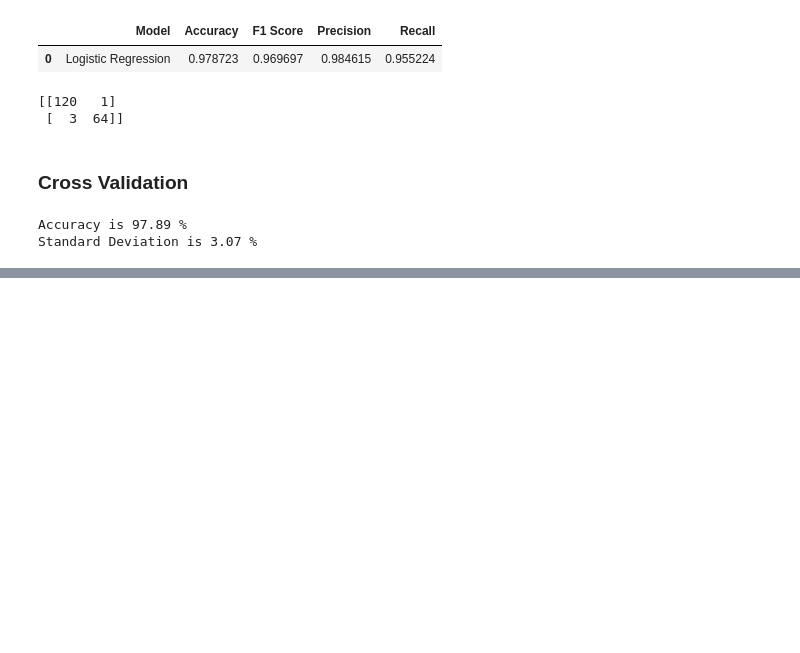
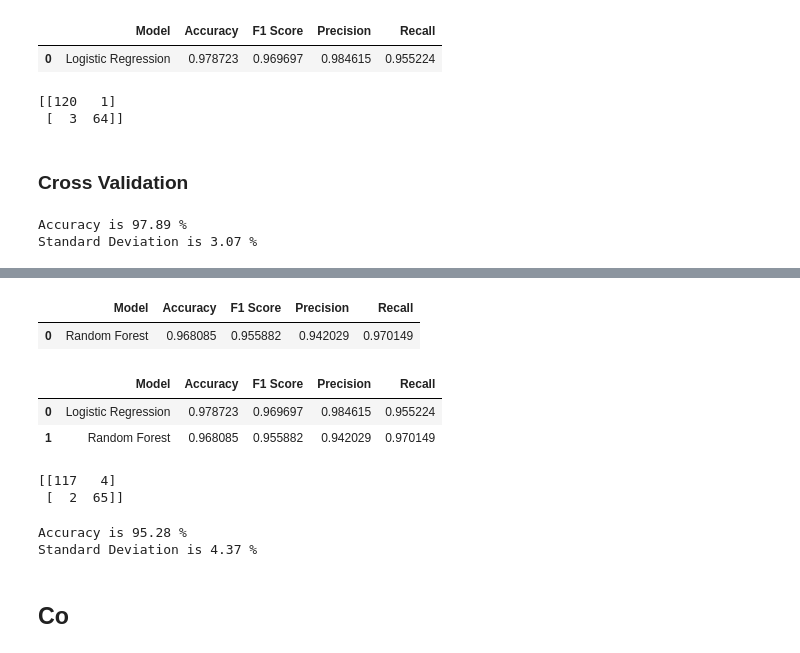
Before and after one commit to Dtanar/Breast-Cancer-Diagnosis, a Jupyter notebook: Breast Cancer Diagnosis.ipynb, the cells around one changed output, grey strips where cells are left out. Drawn from its saved outputs; the diff is of its cells as text; code cells hidden in the pictures; blank space fills up the shorter version.

Commit message:
Build the Logistic regression model and the Random forest and compaired thier cross validations

```diff
--- a/Breast Cancer Diagnosis.ipynb
+++ b/Breast Cancer Diagnosis.ipynb
@@ -420,0 +427,5 @@ Standard Deviation is 3.07 %
+# %%
+# Creating an instance of the classifier
+classifier_Rf = RandomForestClassifier(random_state= 0)
+# fitting and training the model
+classifier_Rf.fit(x_train, y_train)
@@ -420,0 +434,4 @@ Standard Deviation is 3.07 %
+# %%
+#getting the result of the prediction
+y_pred = classifier_Rf.predict(x_test)
+y_pred
@@ -420,0 +448,31 @@ Standard Deviation is 3.07 %
+# %%
+# Importing the necessary modules for the analysis
+from sklearn.metrics import accuracy_score, confusion_matrix, f1_score, precision_score, recall_score
+# Getting the different values
+accuracy =  accuracy_score(y_test, y_pred)
+f1 = f1_score(y_test, y_pred)
+precision = precision_score(y_test, y_pred)
+recall = recall_score(y_test, y_pred)
+# %%
+# a result data frame to contain all the analysis for easy formatting
+model_result = pd.DataFrame([['Random Forest', accuracy, f1, precision, recall]],
+                              columns=['Model', 'Accuracy', 'F1 Score', 'Precision','Recall'])
+model_result
+# %% [output]
+|  | Model | Accuracy | F1 Score | Precision | Recall |
+| 0 | Random Forest | 0.968085 | 0.955882 | 0.942029 | 0.970149 |
+# %%
+#combining the results in a
+results = pd.concat([analysis_result, model_result], ignore_index=True)
+
+results
+# %% [output]
+|  | Model | Accuracy | F1 Score | Precision | Recall |
+| 0 | Logistic Regression | 0.978723 | 0.969697 | 0.984615 | 0.955224 |
+| 1 | Random Forest | 0.968085 | 0.955882 | 0.942029 | 0.970149 |
+# %%
+cm_rf = confusion_matrix(y_test, y_pred)
+print(cm_rf)
+# %% [output]
+[[117   4]
+ [  2  65]]
@@ -420,0 +482,11 @@ Standard Deviation is 3.07 %
+# %%
+# Getting the cross validaiton of 10 samples
+accuracies = cross_val_score(estimator = classifier_Rf, X=x_train, y=y_train, cv=10)
+#getting the mean and standard deviation of the accuracies of the cross validation in percentage to 2 decimal places
+print("Accuracy is {:.2f} %".format(accuracies.mean()*100))
+print("Standard Deviation is {:.2f} %".format(accuracies.std()*100))
+# %% [output]
+Accuracy is 95.28 %
+Standard Deviation is 4.37 %
+# %% [markdown]
+## Co
```
Also changed, not shown: parts of 6 cells of this notebook.
